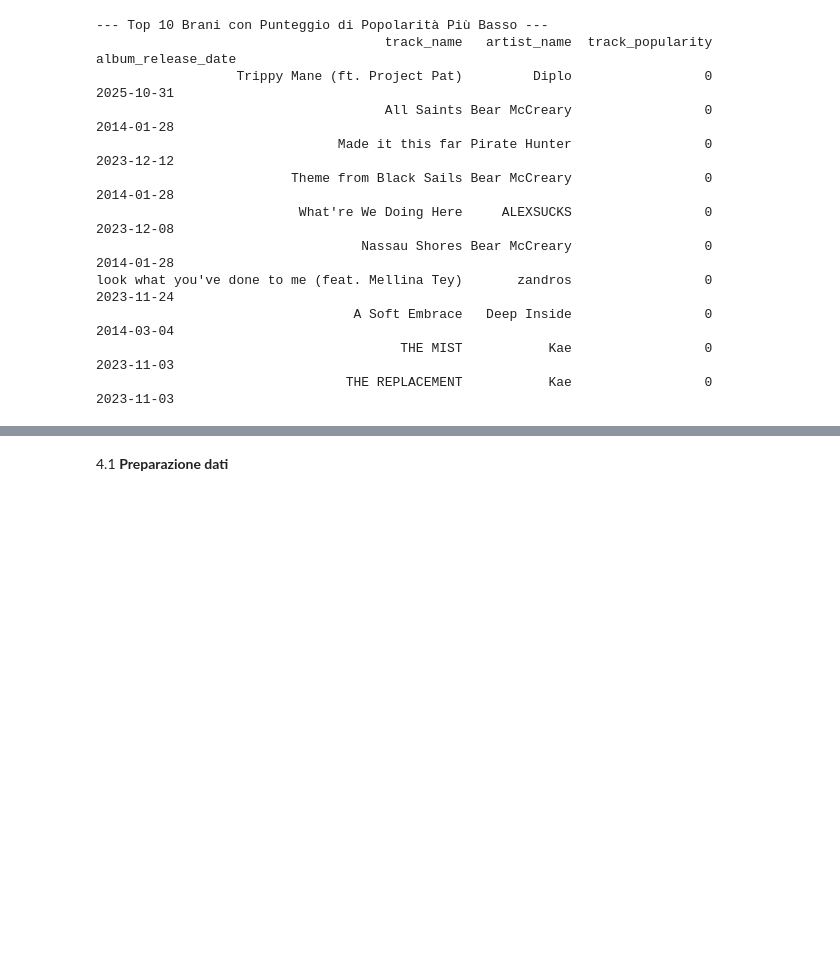
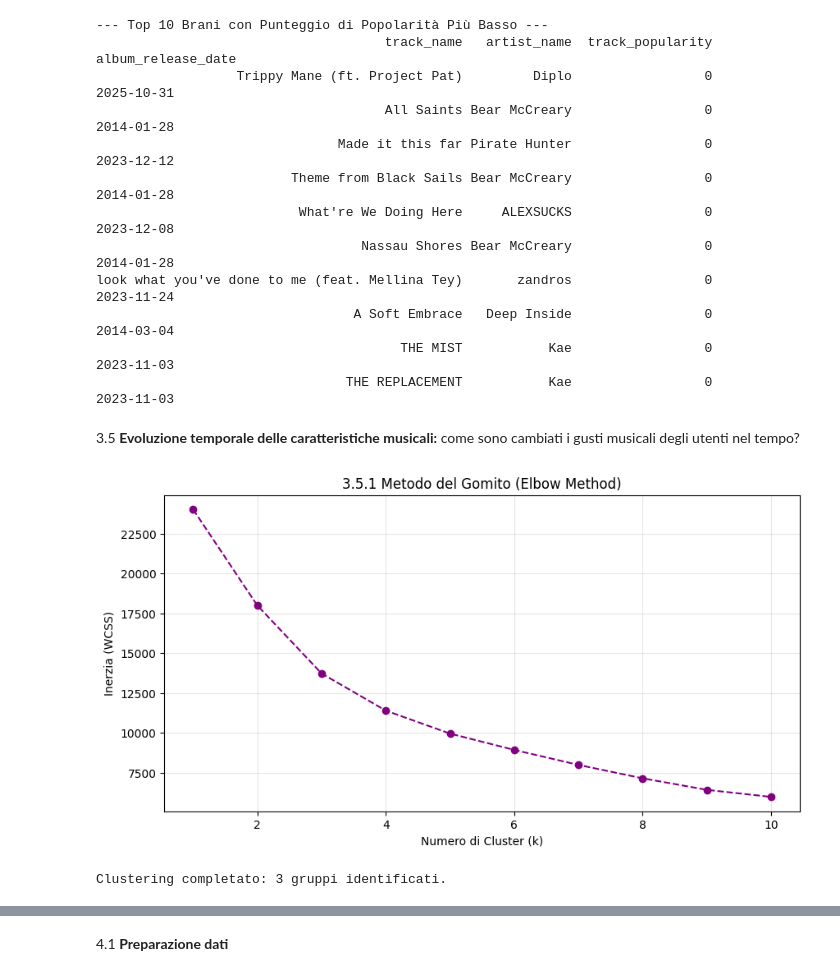
Before and after one commit to chiaracasali3101/Laboratorio_big_data, a Jupyter notebook: progetto.ipynb, the cells around one changed output, grey strips where cells are left out. Cells and saved outputs as stored; diff of their text form; code cells hidden in the pictures; blank space fills up the shorter version.

```diff
--- a/progetto.ipynb
+++ b/progetto.ipynb
@@ -121,0 +125,20 @@ DataFrame pronto per la modellazione: contiene 8582 righe e solo dati numerici.
+# %%
+from sklearn.model_selection import train_test_split
+from sklearn.preprocessing import StandardScaler
+
+# Definizione delle feature (X) e del target (Y)
+# X contiene le variabili indipendenti, Y è ciò che vogliamo prevedere
+X = df_model.drop('high_popularity', axis=1, errors='ignore')
+Y = df_model['high_popularity']
+
+# Suddivisione in Training e Test Set
+# 'stratify=Y' assicura che la proporzione di successi/fallimenti sia uguale nei due set
+X_train, X_test, Y_train, Y_test = train_test_split(X, Y, test_size=0.3, random_state=42, stratify=Y)
+
+# Standardizzazione delle Feature
+# Calcoliamo media e deviazione standard solo sul training set per evitare "data leakage" (informazioni del test set che vengono usate per addestrare il modello)
+scaler = StandardScaler()
+X_train_scaled = scaler.fit_transform(X_train)
+X_test_scaled = scaler.transform(X_test)
+
+print("Dati suddivisi e standardizzati correttamente.")
@@ -234,3 +259,46 @@ look what you've done to me (feat. Mellina Tey)       zandros                 0
                                  A Soft Embrace   Deep Inside                 0         2014-03-04
                                        THE MIST           Kae                 0         2023-11-03
                                 THE REPLACEMENT           Kae                 0         2023-11-03
+# %% [markdown]
+3.5 **Evoluzione temporale delle caratteristiche musicali:** come sono cambiati i gusti musicali degli utenti nel tempo?
+# %%
+from sklearn.cluster import KMeans
+import matplotlib.pyplot as plt
+
+# Preparazione dei dati per il clustering
+# Usiamo i dati standardizzati creati nella sezione 2.3
+# Se X_train_scaled non esiste, lo ricreiamo dai dati di df_model
+if 'X_train_scaled' not in locals():
+    from sklearn.preprocessing import StandardScaler
+    X_for_cluster = df_model.drop('high_popularity', axis=1, errors='ignore')
+    scaler_c = StandardScaler()
+    X_clustering = scaler_c.fit_transform(X_for_cluster)
+else:
+    X_clustering = X_train_scaled
+
+# Metodo del Gomito (Elbow Method)
+wcss = []
+for i in range(1, 11):
+    kmeans = KMeans(n_clusters=i, init='k-means++', random_state=42, n_init=10)
+    kmeans.fit(X_clustering)
+    wcss.append(kmeans.inertia_)
+
+# Visualizzazione del grafico del gomito
+plt.figure(figsize=(10, 5))
+plt.plot(range(1, 11), wcss, marker='o', color='purple', linestyle='--')
+plt.title('3.5.1 Metodo del Gomito (Elbow Method)')
+plt.xlabel('Numero di Cluster (k)')
+plt.ylabel('Inerzia (WCSS)')
+plt.grid(True, alpha=0.3)
+plt.show()
+
+# Esecuzione del K-Means con il numero ottimale di cluster
+# procediamo con k=3
+k_ottimale = 3
+kmeans_final = KMeans(n_clusters=k_ottimale, init='k-means++', random_state=42, n_init=10)
+clusters = kmeans_final.fit_predict(X_clustering)
+
+print(f"Clustering completato: {k_ottimale} gruppi identificati.")
+# %% [output]
+[figure, added]
+Clustering completato: 3 gruppi identificati.
```
Also changed, not shown: parts of 25 cells of this notebook, 1 other file.
